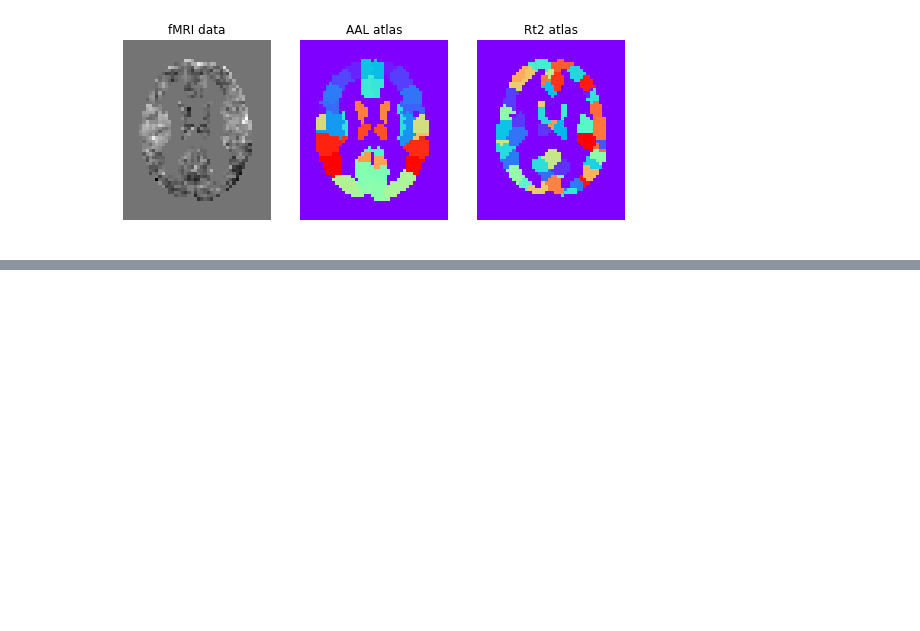
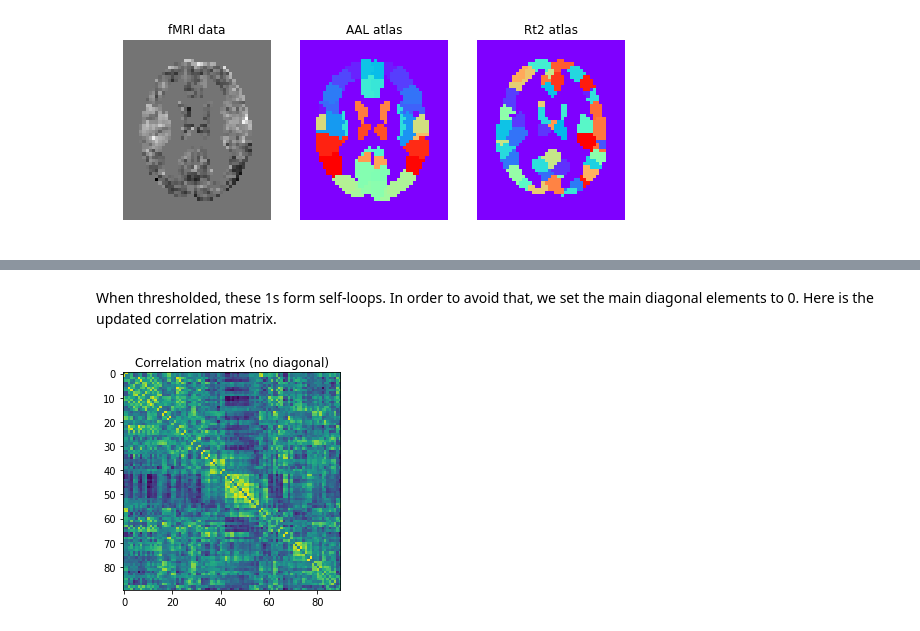
Before and after one commit to sathayas/JupyterConnectivitySpring2019, a Jupyter notebook: Atlas.ipynb, the cells around one changed output, grey strips where cells are left out. Saved outputs shown, nothing was run; the diff lists cells and outputs as text; code cells hidden in the pictures; blank space fills up the shorter version.

```diff
--- a/Atlas.ipynb
+++ b/Atlas.ipynb
@@ -420,0 +580,13 @@ plt.show()
+# %% [markdown]
+When thresholded, these 1s form self-loops. In order to avoid that, we set the main diagonal elements to 0. Here is the updated correlation matrix.
+# %%
+# making the diagonal elements to zero
+for iRow in range(R.shape[0]):
+    R[iRow,iRow] = 0
+
+# showing the correlation coefficient
+plt.imshow(R)
+plt.title('Correlation matrix (no diagonal)')
+plt.show()
+# %% [output]
+[figure, added]
```
Also changed, not shown: parts of 51 cells of this notebook.
